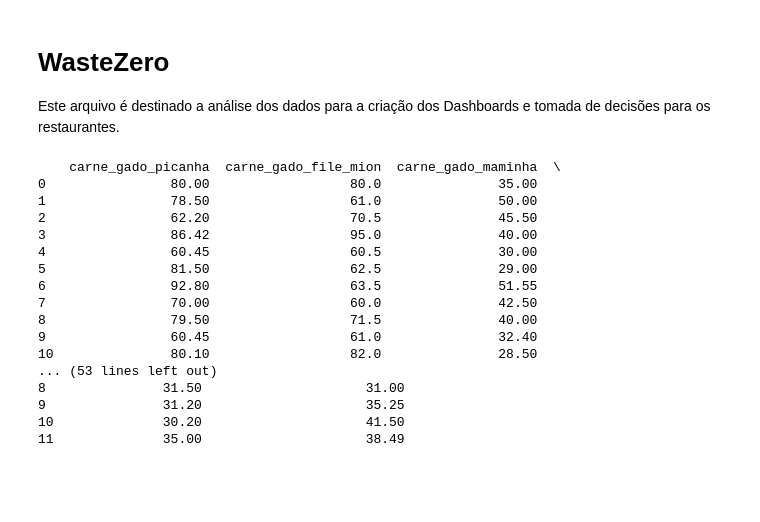
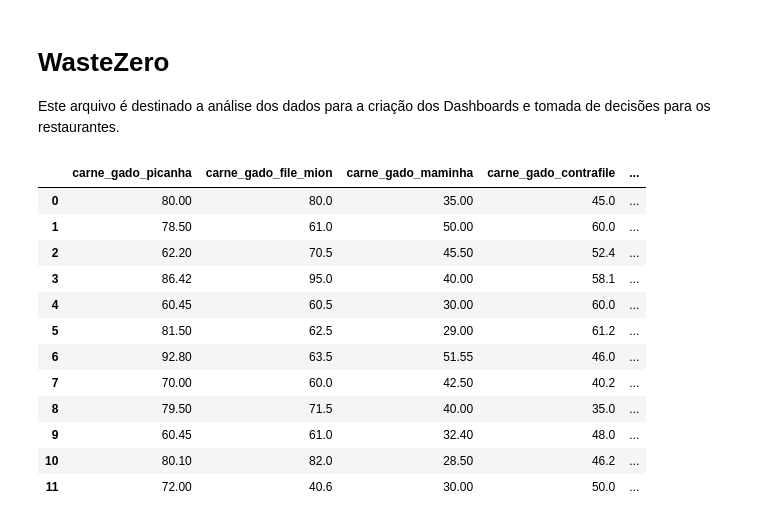
Before and after one commit to brunacostaz/Visight--backend, a Jupyter notebook: notebooks/analise.ipynb, the cells around one changed output. Drawn from its saved outputs; the diff is of its cells as text; code cells hidden in the pictures; blank space fills up the shorter version.

```diff
--- a/notebooks/analise.ipynb
+++ b/notebooks/analise.ipynb
@@ -21,54 +21,50 @@ def criar_dataframe(dicionario):
     def processar_categorias(categoria, valores, prefixo=''):
         #verifica se o valor for um dicionário
         if isinstance(valores, dict):
             for chave, valor in valores.items():
                 #operador ternário: condição está entre o if e o else
                 #se for verdadeiro, executa o que está escrito antes do if
                 #se for falso, executa o que vem depois do else
                 novo_prefixo = f'{prefixo}_{chave}' if prefixo else chave
                 processar_categorias(categoria, valor, novo_prefixo)
         elif isinstance(valores, list):
             for i, valor in enumerate(valores):
                 col_nome = f'{categoria}_{prefixo}' if prefixo else categoria
                 if col_nome not in colunas:
                     colunas[col_nome] = []
                 if i >= len(colunas[col_nome]):
                     colunas[col_nome].append(valor)
                 else:
                     colunas[col_nome][i] = valor
-
-    for chave, valores in dicionario.items():
-        processar_categorias(chave, valores)
+    if isinstance(dicionario, dict):
+        for chave, valores in dicionario.items():
+            processar_categorias(chave, valores)
 
     #expressão geradora -> sintaxe (expressão for item in iterável(lista,dicionario))
     tamanho_maximo = max(len(col) for col in colunas.values())
     for col_nome in colunas:
         while len(colunas[col_nome]) < tamanho_maximo:
             colunas[col_nome].append(np.nan)
 
     df_precos_alimentos = pd.DataFrame(colunas)
     return df_precos_alimentos
 
 df_precos_alimentos = criar_dataframe(base_dados['custo_por_kg'])
-print(df_precos_alimentos)
+display(df_precos_alimentos)
 # %% [output]
-    carne_gado_picanha  carne_gado_file_mion  carne_gado_maminha  \
-0                80.00                  80.0               35.00
-1                78.50                  61.0               50.00
-2                62.20                  70.5               45.50
-3                86.42                  95.0               40.00
-4                60.45                  60.5               30.00
-5                81.50                  62.5               29.00
-6                92.80                  63.5               51.55
-7                70.00                  60.0               42.50
-8                79.50                  71.5               40.00
-9                60.45                  61.0               32.40
-10               80.10                  82.0               28.50
-... (53 lines left out)
-8               31.50                     31.00
-9               31.20                     35.25
-10              30.20                     41.50
-11              35.00                     38.49
+|  | carne_gado_picanha | carne_gado_file_mion | carne_gado_maminha | carne_gado_contrafile | ... |
+| 0 | 80.00 | 80.0 | 35.00 | 45.0 | ... |
+| 1 | 78.50 | 61.0 | 50.00 | 60.0 | ... |
+| 2 | 62.20 | 70.5 | 45.50 | 52.4 | ... |
+| 3 | 86.42 | 95.0 | 40.00 | 58.1 | ... |
+| 4 | 60.45 | 60.5 | 30.00 | 60.0 | ... |
+| 5 | 81.50 | 62.5 | 29.00 | 61.2 | ... |
+| 6 | 92.80 | 63.5 | 51.55 | 46.0 | ... |
+| 7 | 70.00 | 60.0 | 42.50 | 40.2 | ... |
+| 8 | 79.50 | 71.5 | 40.00 | 35.0 | ... |
+| 9 | 60.45 | 61.0 | 32.40 | 48.0 | ... |
+| 10 | 80.10 | 82.0 | 28.50 | 46.2 | ... |
+| 11 | 72.00 | 40.6 | 30.00 | 50.0 | ... |
 # %%
 #Análise dos preços pago pelo quilo de cada tipo de carne ao longo do ano
 
```
Also changed, not shown: parts of 4 cells of this notebook.
